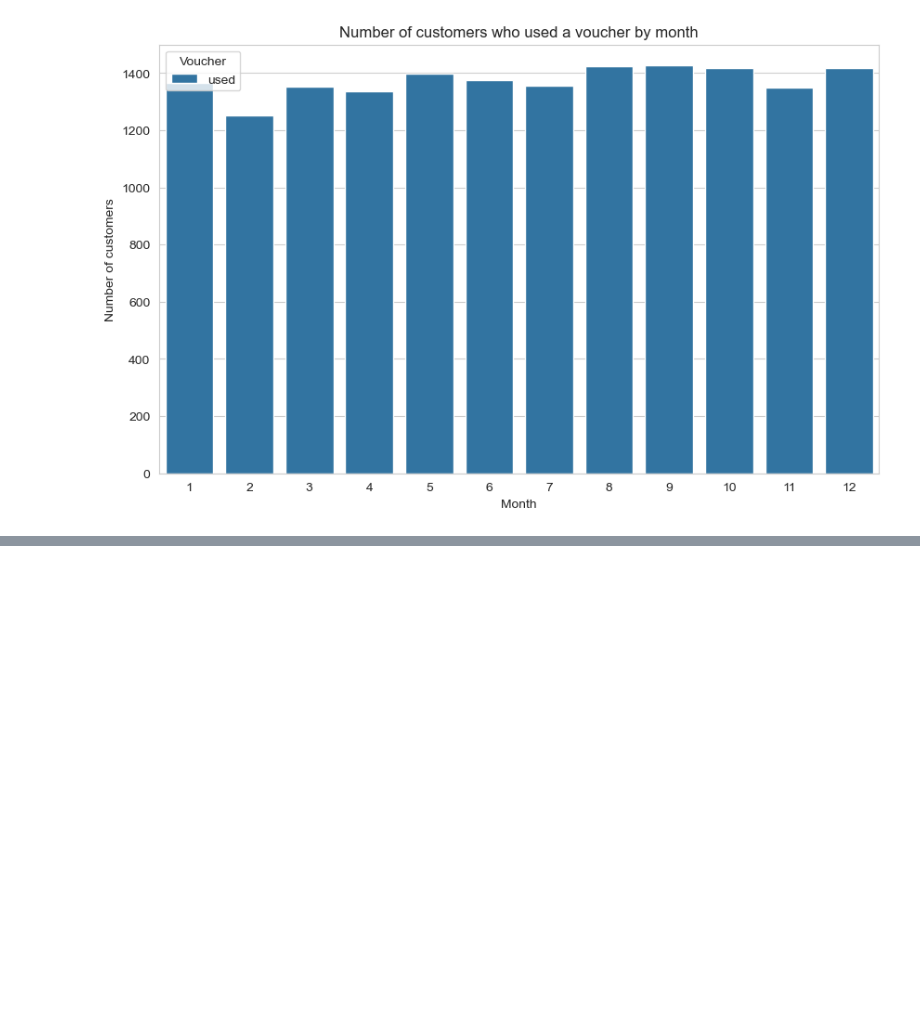
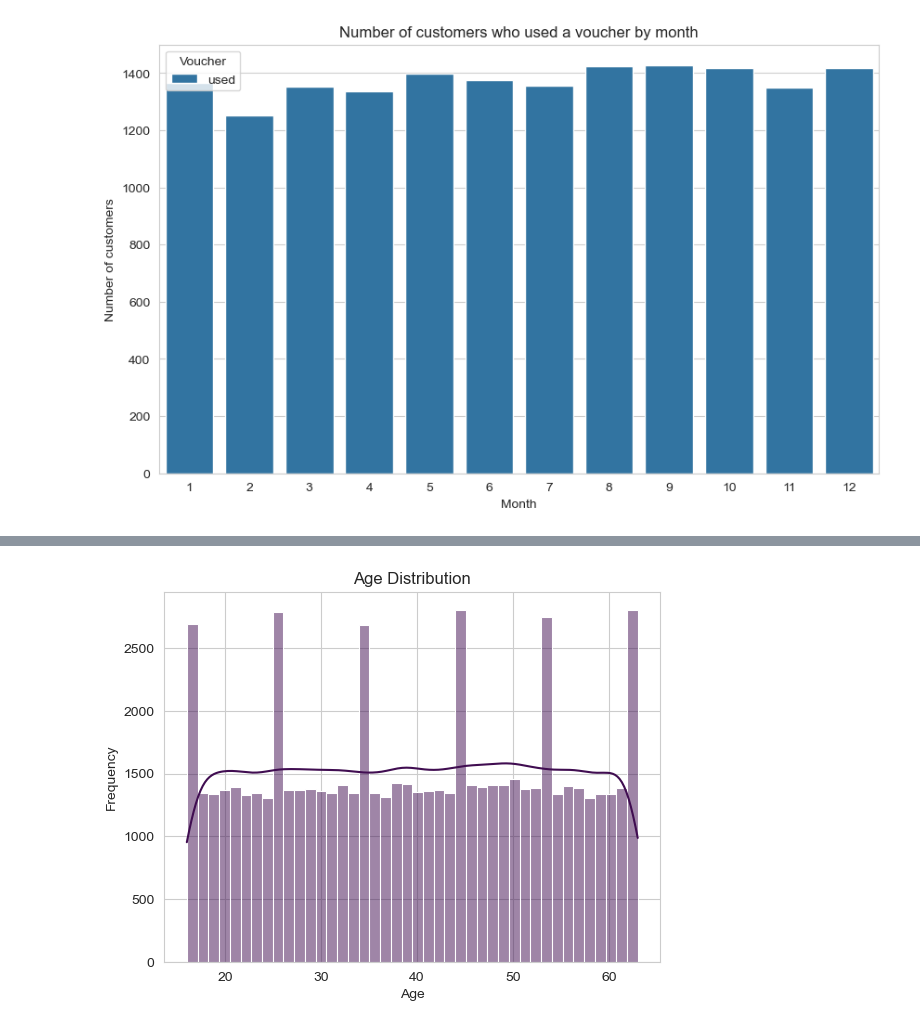
Before and after one commit to thapelomaloka/Data-Project, a Jupyter notebook: Data Analysis Assignment 3 Thapelo . M 217004340.ipynb, the cells around one changed output, grey strips where cells are left out. Cells and saved outputs as stored; diff of their text form; code cells hidden in the pictures; blank space fills up the shorter version.

```diff
--- a/Data Analysis Assignment 3 Thapelo . M 217004340.ipynb
+++ b/Data Analysis Assignment 3 Thapelo . M 217004340.ipynb
@@ -680,0 +750,13 @@ plt.show()
+# %%
+# Create a histogram using seaborn
+sns.histplot(data=sales_clean_data, x="Age", kde=True, color='#400D51')
+
+# Set the plot title and axis labels
+plt.title("Age Distribution")
+plt.xlabel("Age")
+plt.ylabel("Frequency")
+
+# Show the plot
+plt.show()
+# %% [output]
+[figure, added]
```
Also changed, not shown: parts of 36 cells of this notebook.
